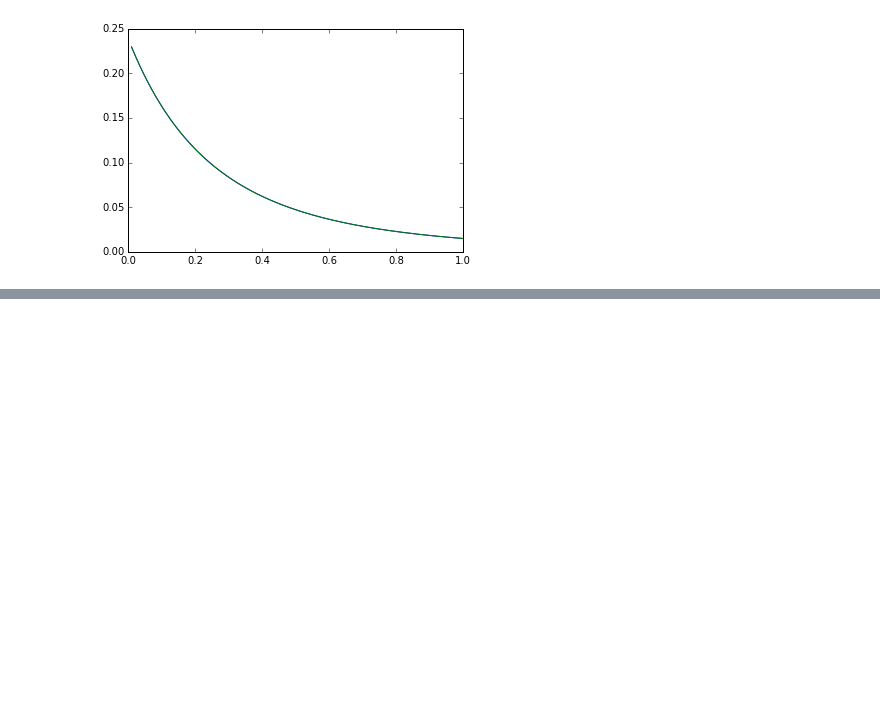
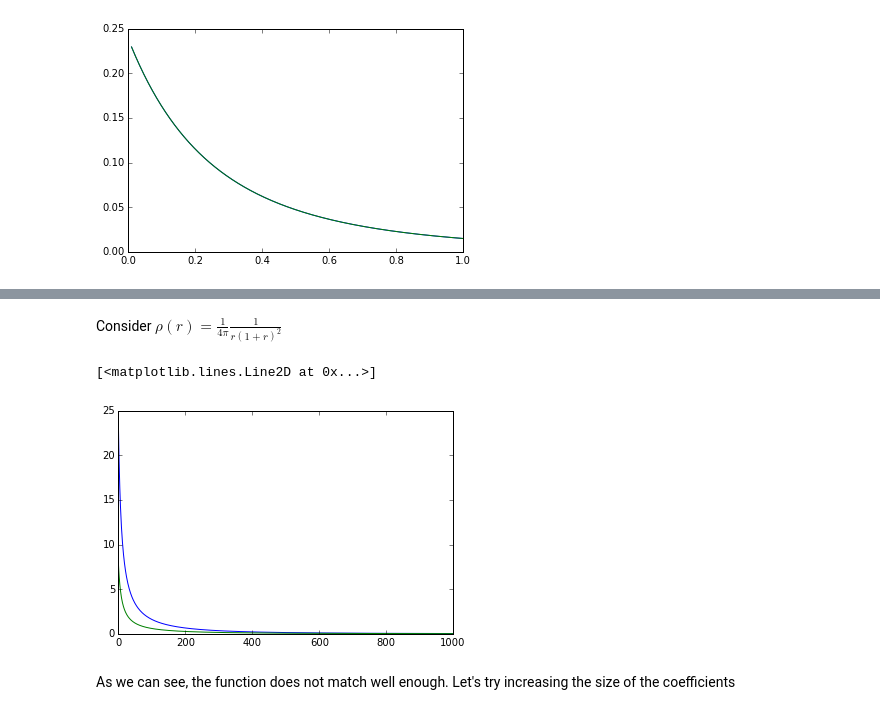
Before and after one commit to SeaifanAladdin/galpy-notebook, a Jupyter notebook: galpy/SCFPotential.ipynb, the cells around one changed output, grey strips where cells are left out. Cells and saved outputs as stored; diff of their text form; code cells hidden in the pictures; blank space fills up the shorter version.

Commit message:
Added Hernquist potential and NFW potential

```diff
--- a/galpy/SCFPotential.ipynb
+++ b/galpy/SCFPotential.ipynb
@@ -26,8 +24,8 @@ Creating the SCFPotential object
 # %%
 scf = SCFPotential(1., Acos, Asin)
 # %%
-R = nu.linspace(0.01, 1., 1000)
-density = nu.zeros(1000, float)
-densityAnalytic = rho_Spherical(R)
-for i in range(len(R)):
-    density[i] = scf.dens(R[i], 0)
+def calculateSCFDensity(r):
+    density = nu.zeros(len(r), float)
+    for i in range(len(R)):
+        density[i] = scf.dens(R[i], 0)
+    return density
@@ -41,0 +46,6 @@ We confirm that our numerical density matches with our analytic density
+# %%
+h = HernquistPotential(2., 1.) ## Equation (2.1) and the implemented Hernquist amplitude has a factor 2 difference
+z = nu.zeros(len(R))
+hDensity = h.dens(R,z)
+plt.plot(R, density)
+plt.plot(R, hDensity)
@@ -65,0 +82,2 @@ plt.plot(R, densityAnalytic)
+# %% [markdown]
+Consider $\rho (r) = \frac{1}{4\pi} \frac{1}{r (1 + r)^2}$
@@ -65,0 +90,13 @@ plt.plot(R, densityAnalytic)
+# %%
+density = calculateSCFDensity(R)
+# %%
+nfw = NFWPotential(1., 1.)
+nfwDensity = nfw.dens(R,z)
+# %%
+plt.plot(density)
+plt.plot(nfwDensity)
+# %% [output]
+[<matplotlib.lines.Line2D at 0x...>]
+[figure, added]
+# %% [markdown]
+As we can see, the function does not match well enough. Let's try increasing the size of the coefficients
```
Also changed, not shown: parts of 19 cells of this notebook.
